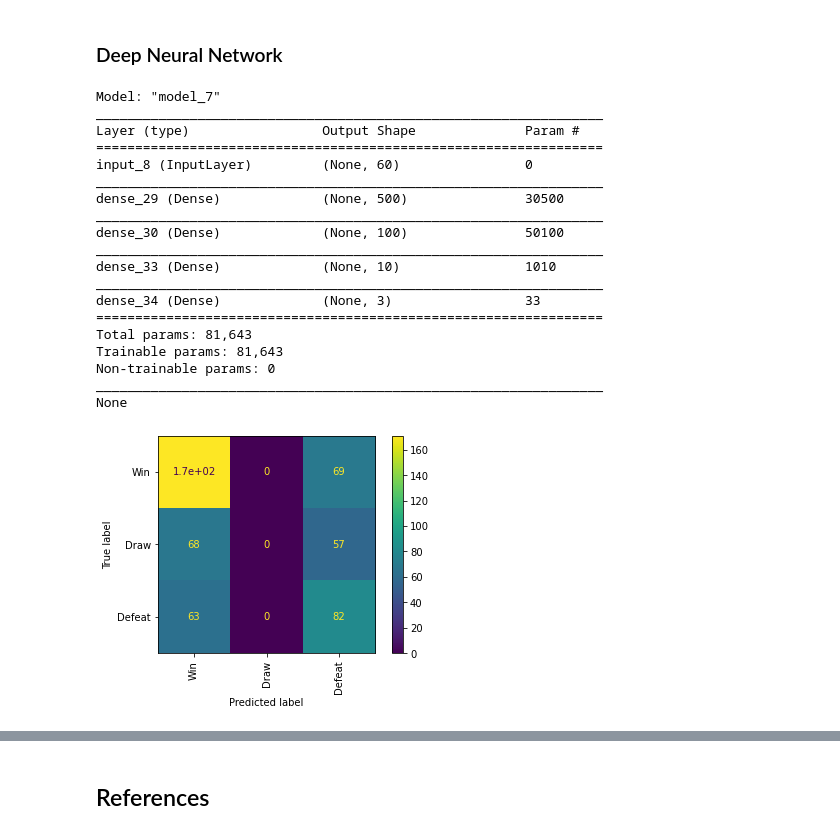
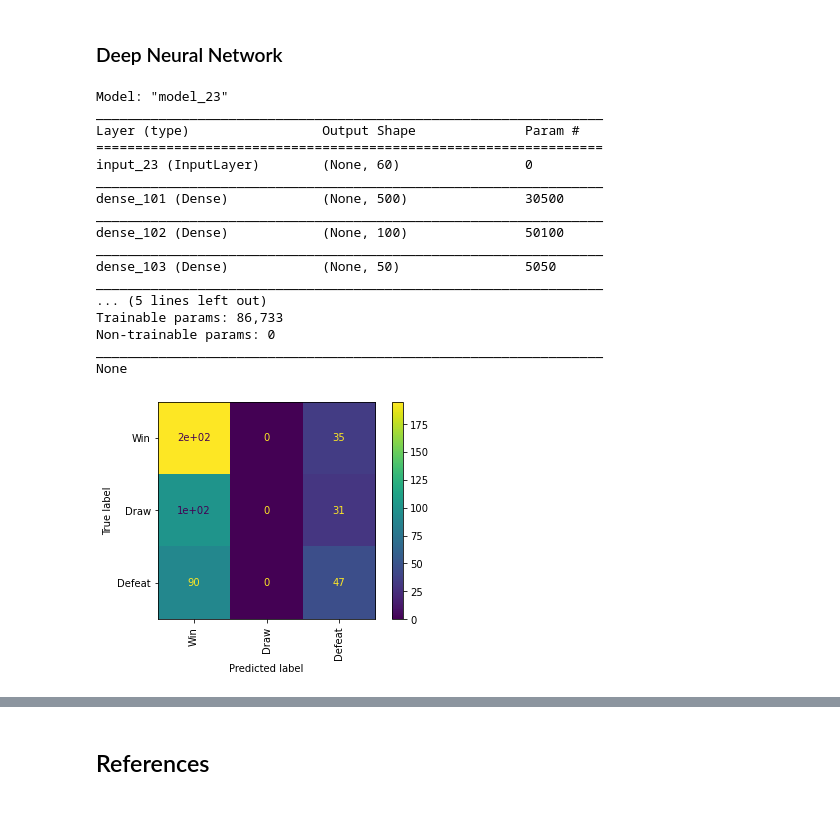
Before and after one commit to motapinto/football-classification-predications, a Jupyter notebook: src/Supervised Learning Models.ipynb, the cells around one changed output, grey strips where cells are left out. Cells and saved outputs as stored; diff of their text form; code cells hidden in the pictures.

```diff
--- a/src/Supervised Learning Models.ipynb
+++ b/src/Supervised Learning Models.ipynb
@@ -768,11 +929,11 @@ def train_model(clf, data, labels):
         clf.fit(X_train, y_train)
 
 def train_model_nn(clf, data, labels):
-    kf = KFold(n_splits=5, shuffle=True)
+    kf = KFold(n_splits=5, shuffle=False)
     for train, test in kf.split(data):
         X_train, X_test = data[data.index.isin(train)], data[data.index.isin(test)]
         y_train, y_test = labels[data.index.isin(train)], labels[data.index.isin(test)]
-        clf.fit(X_train, y_train, epochs=150, batch_size=313, verbose=0)
+        clf.fit(X_train, y_train, epochs=20, verbose=0)
 
 def predict_outcome(clf, X_test):
     return clf.predict(X_test)
@@ -783,41 +944,23 @@ def predict_proba(clf, X_test):
 def predict_metrics(y_test, y_predict):
     ls = ['Win', 'Draw', 'Defeat']
 
-    from sklearn.metrics import ConfusionMatrixDisplay
+    from sklearn import metrics
     cm = metrics.confusion_matrix(y_test, y_predict, ls)
-    disp = ConfusionMatrixDisplay(confusion_matrix=cm, display_labels=ls)
+    disp = metrics.ConfusionMatrixDisplay(confusion_matrix=cm, display_labels=ls)
     disp.plot(include_values=True, xticks_rotation='vertical')
     plt.show()
 
-    from sklearn.metrics import classification_report
-    print(classification_report(y_test, y_predict, target_names=ls))
+    print(metrics.classification_report(y_test, y_predict, target_names=ls))
 
     print("\n\nAccuracy score for training set: ", metrics.accuracy_score(y_test, y_predict))
     print("Recall: ", metrics.recall_score(y_test, y_predict, average='macro'))
     print("Precision: ", metrics.precision_score(y_test, y_predict, average='macro'))
     print("F1 Score: ", metrics.f1_score(y_test, y_predict, average='macro'))
 
-def roc_curve(preds):
-    # ROC curve
-    '''fpr, tpr, threshold = metrics.roc_curve(y_test, preds)
-    roc_auc = metrics.auc(fpr, tpr)
-    plt.title('Receiver Operating Characteristic')
-    plt.plt(fpr, tpr, 'b', label = 'AUC = %0.2f' % roc_auc)
-    plt.legend(loc='lower right')
-    plt.plt([0,1],[0,], 'r--')
-    plt.xlim([0,1])
-    plt.ylim([0,1])
-    plt.xlabel('True Positive Rate')
-    plt.ylabel('False Positive Rate')
-    import scikitplot as skplt
-    skplt.metrics.plot_roc_curve(y_test, y_pred)
-    plt.show()'''
-
 def train_predict(clf, X_train, y_train, X_test, y_test):
     train_model(clf, X_train, y_train)
     y_predict = predict_outcome(clf, X_test)
     predict_metrics(y_test, y_predict)
-    #roc_curve(predict_proba(clf, X_test)[:,1])
 
 def train_predict_nn(clf, X_train, y_train, X_test, y_test, encoder):
     train_model_nn(clf, X_train, y_train)
@@ -826,7 +969,6 @@ def train_predict_nn(clf, X_train, y_train, X_test, y_test, encoder):
     y_predict_reverse = [np.argmax(y, axis=None, out=None) for y in y_predict]
     y_test_decoded = encoder.inverse_transform(y_test_reverse)
     y_predict_decoded = encoder.inverse_transform(y_predict_reverse)
-
     predict_metrics(y_test_decoded, y_predict_decoded)
 # %% [markdown]
 ### The basis
@@ -966,44 +1102,45 @@ F1 Score:  0.404562983987325
 # %%
 le = LabelEncoder()
 y_train2 = le.fit_transform(y_train)
 y_test2 = le.fit_transform(y_test)
 y_train2 = np_utils.to_categorical(y_train2)
 y_test2 = np_utils.to_categorical(y_test2)
 
 visible = Input(shape=(X_train.shape[1],))
 hidden1 = Dense(500, activation='relu')(visible)
 hidden2 = Dense(100, activation='relu')(hidden1)
 hidden3 = Dense(50, activation='relu')(hidden2)
-hidden3 = Dense(25, activation='relu')(hidden2)
-hidden3 = Dense(10, activation='relu')(hidden2)
-output = Dense(3, activation='softmax')(hidden3)
+hidden4 = Dense(20, activation='relu')(hidden3)
+output = Dense(3, activation='softmax')(hidden4)
 
 clf = Model(inputs=visible, outputs=output)
 print(clf.summary())
 
-clf.compile(optimizer='adagrad',
-              loss='categorical_crossentropy',
-              metrics=['accuracy'])
+from keras import metrics
+from keras import losses
+from keras import optimizers
+
+clf.compile(optimizer=optimizers.Adam(),
+              loss=losses.CategoricalCrossentropy(),
+              metrics=[metrics.Precision(), metrics.Recall()])
 
 train_predict_nn(clf, X_train, y_train2, X_test, y_test2, le)
 # %% [output]
-Model: "model_7"
+Model: "model_23"
 _________________________________________________________________
 Layer (type)                 Output Shape              Param #
 =================================================================
-input_8 (InputLayer)         (None, 60)                0
+input_23 (InputLayer)        (None, 60)                0
 _________________________________________________________________
-dense_29 (Dense)             (None, 500)               30500
+dense_101 (Dense)            (None, 500)               30500
 _________________________________________________________________
-dense_30 (Dense)             (None, 100)               50100
+dense_102 (Dense)            (None, 100)               50100
 _________________________________________________________________
-dense_33 (Dense)             (None, 10)                1010
+dense_103 (Dense)            (None, 50)                5050
 _________________________________________________________________
-dense_34 (Dense)             (None, 3)                 33
-=================================================================
-Total params: 81,643
-Trainable params: 81,643
+... (5 lines left out)
+Trainable params: 86,733
 Non-trainable params: 0
 _________________________________________________________________
 None
-[figure, old version]
+[figure, new version]
```
Also changed, not shown: parts of 35 cells of this notebook.
